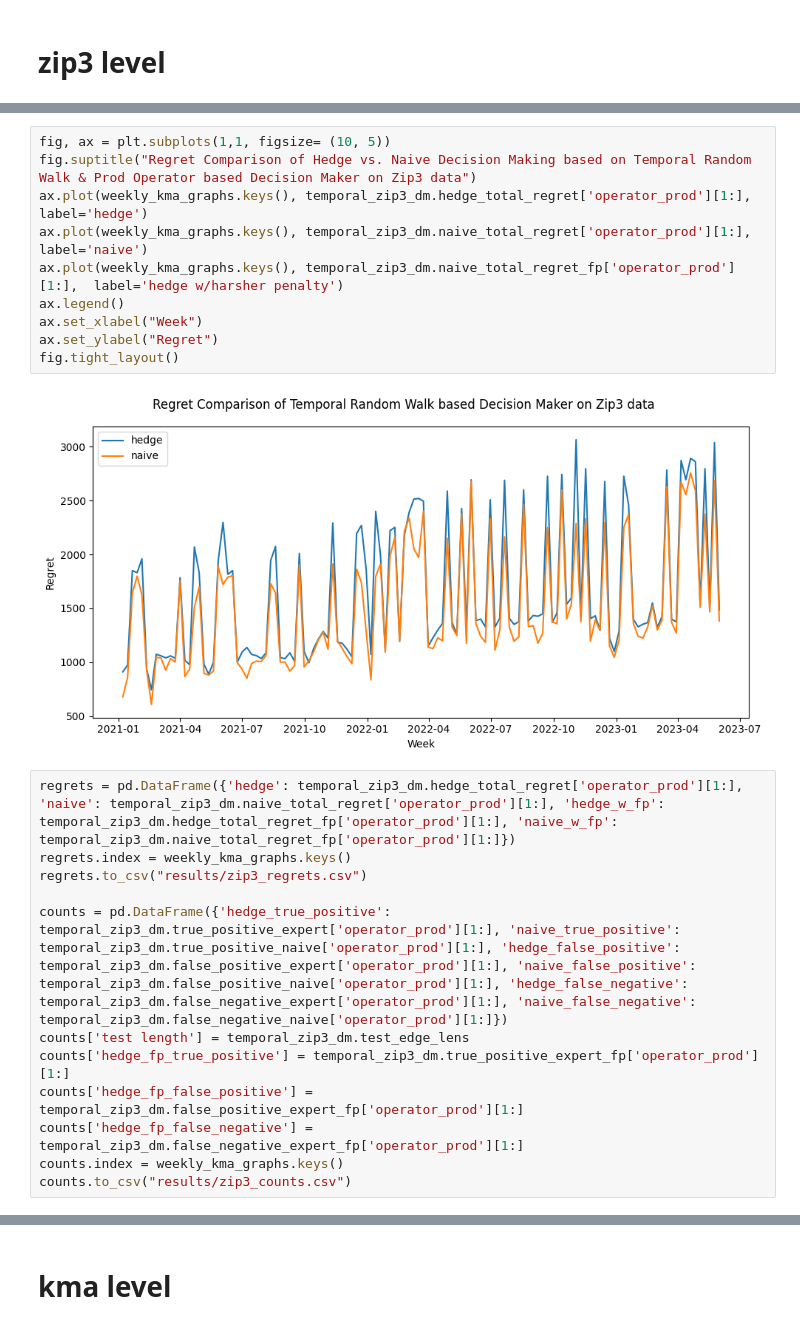
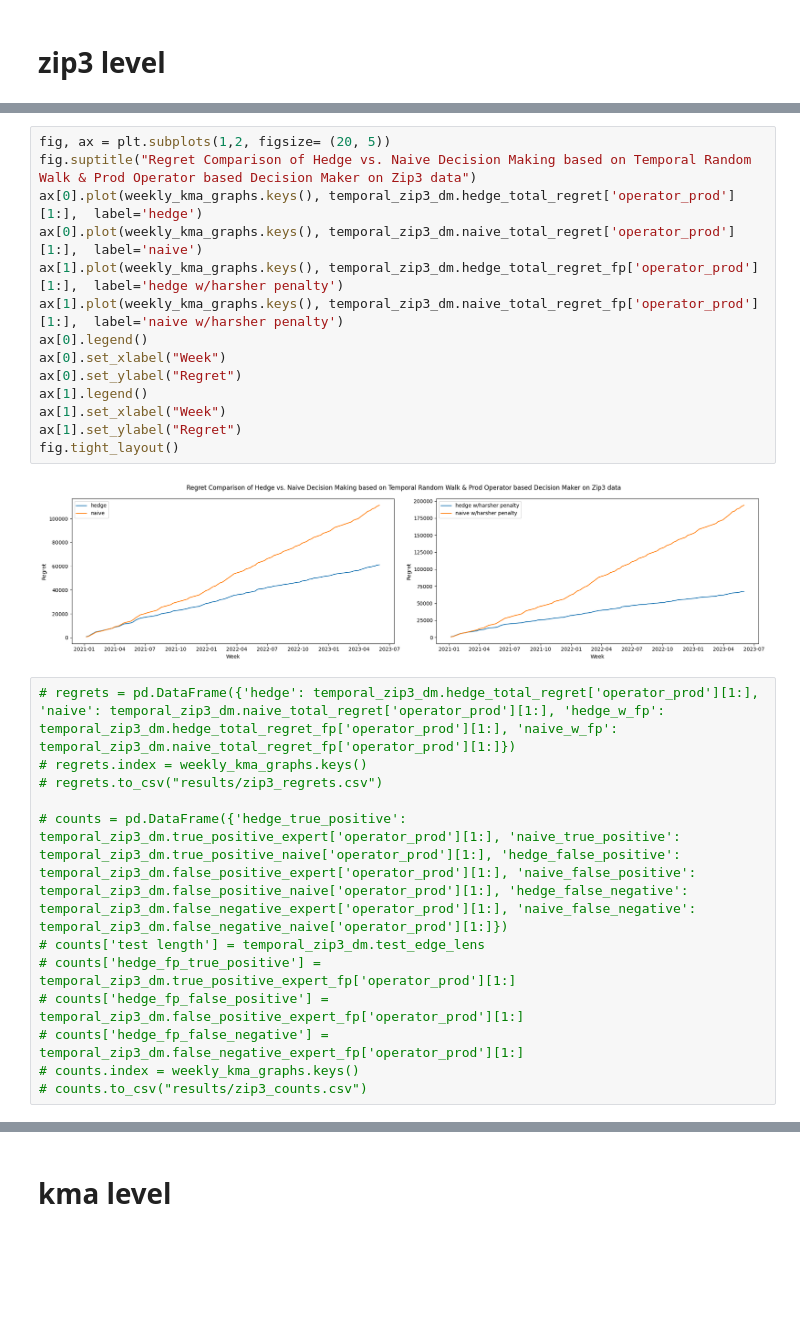
Before and after one commit to theodora-yko/Temporal-Link-Prediction, a Jupyter notebook: hedge_regret.ipynb, the cells around one changed output, grey strips where cells are left out. Cells and saved outputs as stored; diff of their text form; blank space fills up the shorter version.

Commit message:
hedge w punishing false positives, etc. + diagrams

```diff
--- a/hedge_regret.ipynb
+++ b/hedge_regret.ipynb
@@ -748,24 +745,28 @@ for graph in tqdm(weekly_zip3_graphs.values()):
 # %%
-fig, ax = plt.subplots(1,1, figsize= (10, 5))
+fig, ax = plt.subplots(1,2, figsize= (20, 5))
 fig.suptitle("Regret Comparison of Hedge vs. Naive Decision Making based on Temporal Random Walk & Prod Operator based Decision Maker on Zip3 data")
-ax.plot(weekly_kma_graphs.keys(), temporal_zip3_dm.hedge_total_regret['operator_prod'][1:],  label='hedge')
-ax.plot(weekly_kma_graphs.keys(), temporal_zip3_dm.naive_total_regret['operator_prod'][1:],  label='naive')
-ax.plot(weekly_kma_graphs.keys(), temporal_zip3_dm.naive_total_regret_fp['operator_prod'][1:],  label='hedge w/harsher penalty')
-ax.legend()
-ax.set_xlabel("Week")
-ax.set_ylabel("Regret")
+ax[0].plot(weekly_kma_graphs.keys(), temporal_zip3_dm.hedge_total_regret['operator_prod'][1:],  label='hedge')
+ax[0].plot(weekly_kma_graphs.keys(), temporal_zip3_dm.naive_total_regret['operator_prod'][1:],  label='naive')
+ax[1].plot(weekly_kma_graphs.keys(), temporal_zip3_dm.hedge_total_regret_fp['operator_prod'][1:],  label='hedge w/harsher penalty')
+ax[1].plot(weekly_kma_graphs.keys(), temporal_zip3_dm.naive_total_regret_fp['operator_prod'][1:],  label='naive w/harsher penalty')
+ax[0].legend()
+ax[0].set_xlabel("Week")
+ax[0].set_ylabel("Regret")
+ax[1].legend()
+ax[1].set_xlabel("Week")
+ax[1].set_ylabel("Regret")
 fig.tight_layout()
 # %% [output]
-[figure, old version]
+[figure, new version]
 # %%
-regrets = pd.DataFrame({'hedge': temporal_zip3_dm.hedge_total_regret['operator_prod'][1:], 'naive': temporal_zip3_dm.naive_total_regret['operator_prod'][1:], 'hedge_w_fp': temporal_zip3_dm.hedge_total_regret_fp['operator_prod'][1:], 'naive_w_fp': temporal_zip3_dm.naive_total_regret_fp['operator_prod'][1:]})
-regrets.index = weekly_kma_graphs.keys()
-regrets.to_csv("results/zip3_regrets.csv")
+# regrets = pd.DataFrame({'hedge': temporal_zip3_dm.hedge_total_regret['operator_prod'][1:], 'naive': temporal_zip3_dm.naive_total_regret['operator_prod'][1:], 'hedge_w_fp': temporal_zip3_dm.hedge_total_regret_fp['operator_prod'][1:], 'naive_w_fp': temporal_zip3_dm.naive_total_regret_fp['operator_prod'][1:]})
+# regrets.index = weekly_kma_graphs.keys()
+# regrets.to_csv("results/zip3_regrets.csv")
 
-counts = pd.DataFrame({'hedge_true_positive': temporal_zip3_dm.true_positive_expert['operator_prod'][1:], 'naive_true_positive': temporal_zip3_dm.true_positive_naive['operator_prod'][1:], 'hedge_false_positive': temporal_zip3_dm.false_positive_expert['operator_prod'][1:], 'naive_false_positive': temporal_zip3_dm.false_positive_naive['operator_prod'][1:], 'hedge_false_negative': temporal_zip3_dm.false_negative_expert['operator_prod'][1:], 'naive_false_negative': temporal_zip3_dm.false_negative_naive['operator_prod'][1:]})
-counts['test length'] = temporal_zip3_dm.test_edge_lens
-counts['hedge_fp_true_positive'] = temporal_zip3_dm.true_positive_expert_fp['operator_prod'][1:]
-counts['hedge_fp_false_positive'] = temporal_zip3_dm.false_positive_expert_fp['operator_prod'][1:]
-counts['hedge_fp_false_negative'] = temporal_zip3_dm.false_negative_expert_fp['operator_prod'][1:]
-counts.index = weekly_kma_graphs.keys()
-counts.to_csv("results/zip3_counts.csv")
+# counts = pd.DataFrame({'hedge_true_positive': temporal_zip3_dm.true_positive_expert['operator_prod'][1:], 'naive_true_positive': temporal_zip3_dm.true_positive_naive['operator_prod'][1:], 'hedge_false_positive': temporal_zip3_dm.false_positive_expert['operator_prod'][1:], 'naive_false_positive': temporal_zip3_dm.false_positive_naive['operator_prod'][1:], 'hedge_false_negative': temporal_zip3_dm.false_negative_expert['operator_prod'][1:], 'naive_false_negative': temporal_zip3_dm.false_negative_naive['operator_prod'][1:]})
+# counts['test length'] = temporal_zip3_dm.test_edge_lens
+# counts['hedge_fp_true_positive'] = temporal_zip3_dm.true_positive_expert_fp['operator_prod'][1:]
+# counts['hedge_fp_false_positive'] = temporal_zip3_dm.false_positive_expert_fp['operator_prod'][1:]
+# counts['hedge_fp_false_negative'] = temporal_zip3_dm.false_negative_expert_fp['operator_prod'][1:]
+# counts.index = weekly_kma_graphs.keys()
+# counts.to_csv("results/zip3_counts.csv")
```
Also changed, not shown: parts of 15 cells of this notebook, 13 other files.
